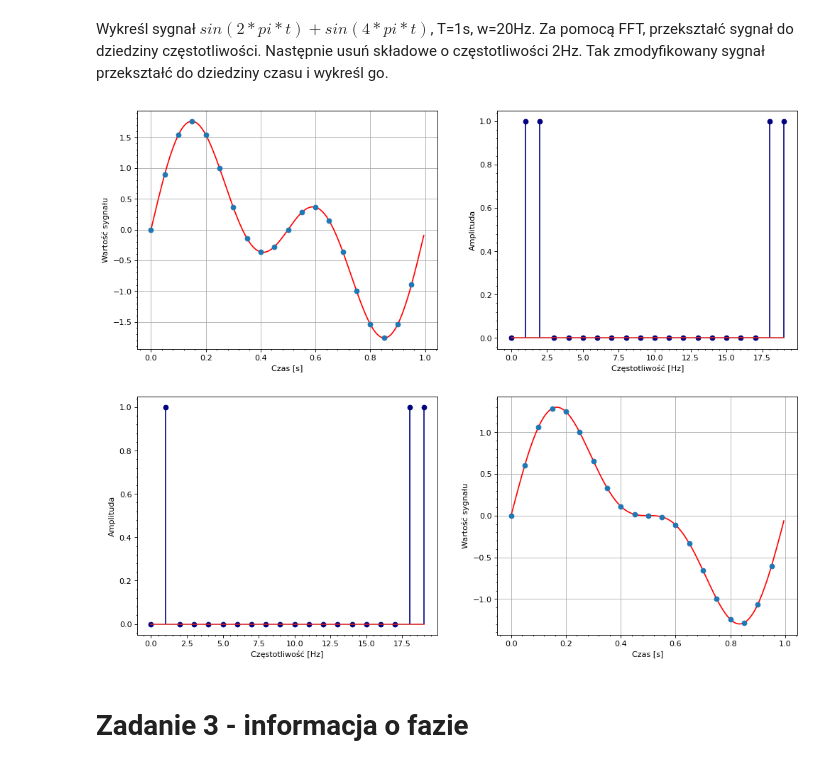
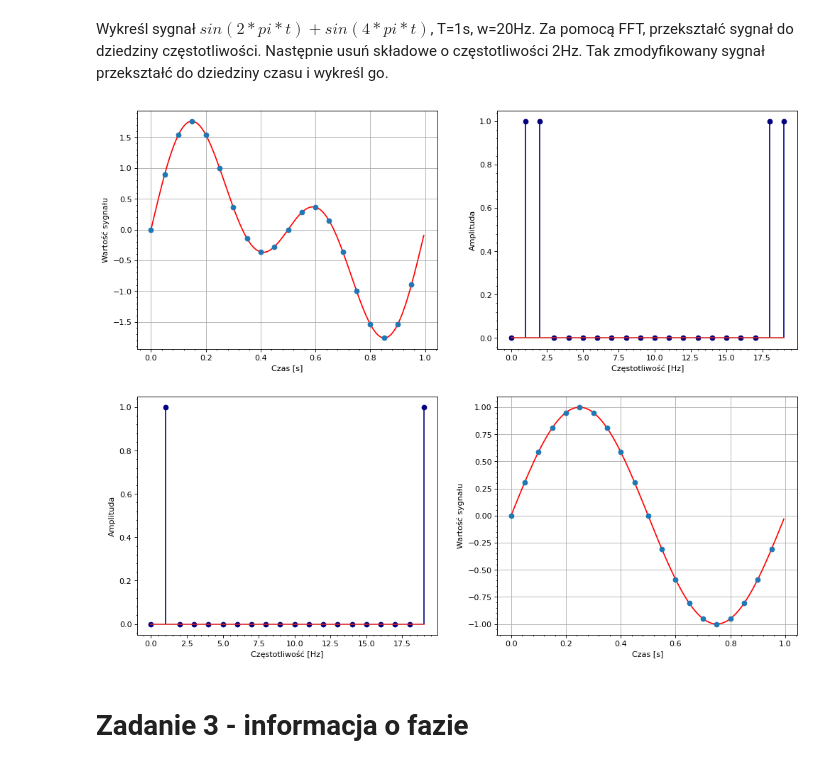
Before and after one commit to Frostyyyl/Human-computer-interaction, a Jupyter notebook: signals_ll/main.ipynb, the cells around one changed output. Saved outputs shown, nothing was run; the diff lists cells and outputs as text; code cells hidden in the pictures.

```diff
--- a/signals_ll/main.ipynb
+++ b/signals_ll/main.ipynb
@@ -106,36 +102,36 @@ def draw_signal(signals: list[Signal], time: float=1, sampling_freq: int=20) ->
     removed_freq = 2
 
     freq_domain_signal[removed_freq] = 0
     base_freq_domain_signal[removed_freq] = 0
-    # freq_domain_signal[-removed_freq] = 0
-    # base_freq_domain_signal[-removed_freq] = 0
+    freq_domain_signal[-removed_freq] = 0
+    base_freq_domain_signal[-removed_freq] = 0
 
     new_symetrical_domain_signal = abs(freq_domain_signal) / (0.5 * n)
     new_symetrical_domain_signal[0] /= 2
 
     ax: plt.Axes = fig.add_subplot(223)
     ax.xaxis.set_minor_locator(AutoMinorLocator(5))
     ax.yaxis.set_minor_locator(AutoMinorLocator(5))
     ax.set_xlabel('Częstotliwość [Hz]')
     ax.set_ylabel('Amplituda')
     plt.stem(freqs, new_symetrical_domain_signal, linefmt='navy')
 
     # odwrócony fft
     new_signal: np.array = np.real(np.fft.ifft(freq_domain_signal))
     new_base_signal: np.array = np.real(np.fft.ifft(base_freq_domain_signal))
 
     ax: plt.Axes = fig.add_subplot(224)
     ax.plot(base_t, new_base_signal, linestyle='-', color='red')
     ax.xaxis.set_minor_locator(AutoMinorLocator(5))
     ax.yaxis.set_minor_locator(AutoMinorLocator(5))
     ax.grid()
     ax.set_xlabel('Czas [s]')
     ax.set_ylabel('Wartość sygnału')
     ax.plot(t, new_signal, 'o')
 
 draw_signal([Signal(1, 1), Signal(1, 2)], time=1, sampling_freq=20)
 # %% [output]
-[figure, old version]
+[figure, new version]
 # %% [markdown]
 # Zadanie 3 - informacja o fazie
 # %% [markdown]
```
Also changed, not shown: parts of 2 cells of this notebook, 1 other file.
